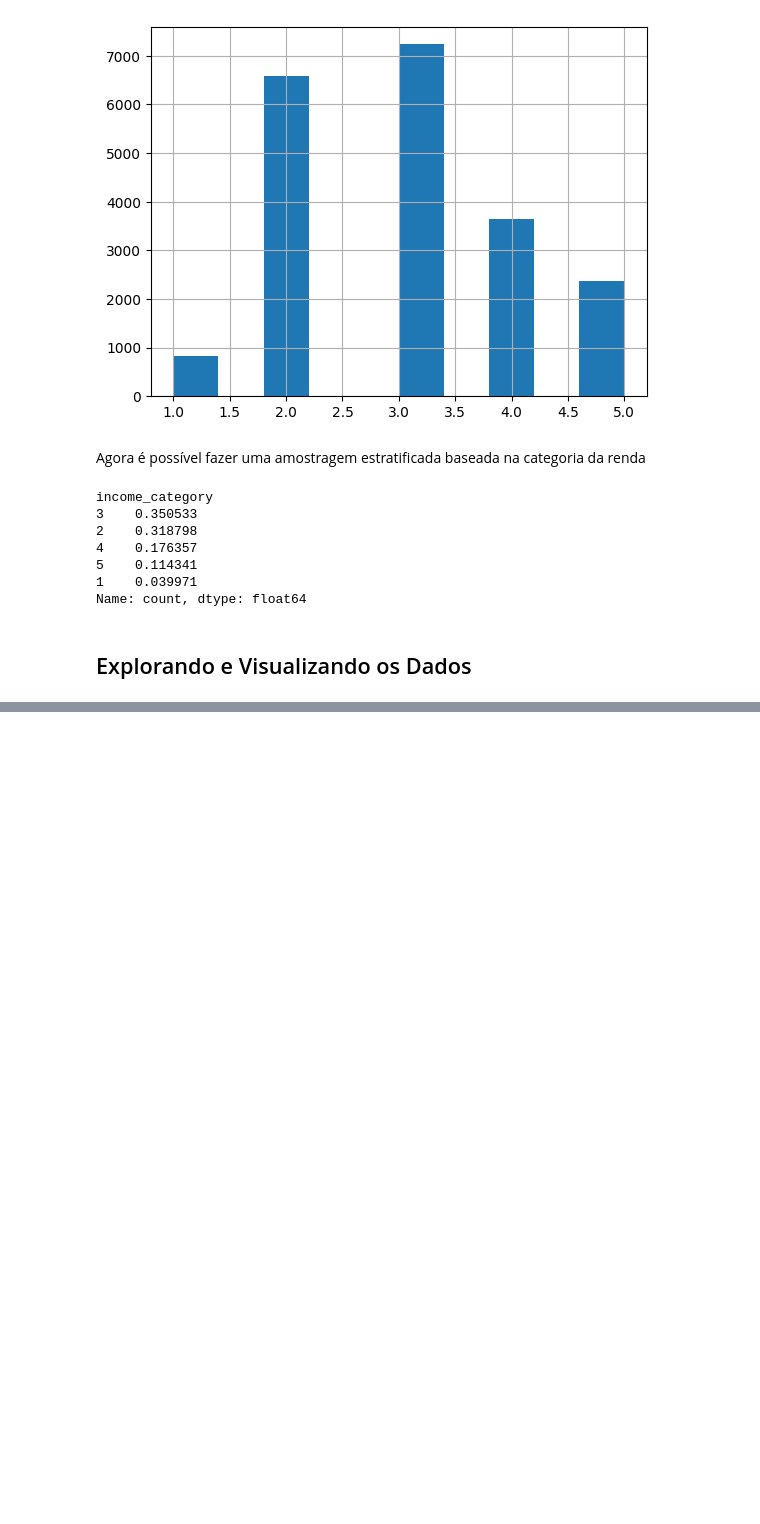
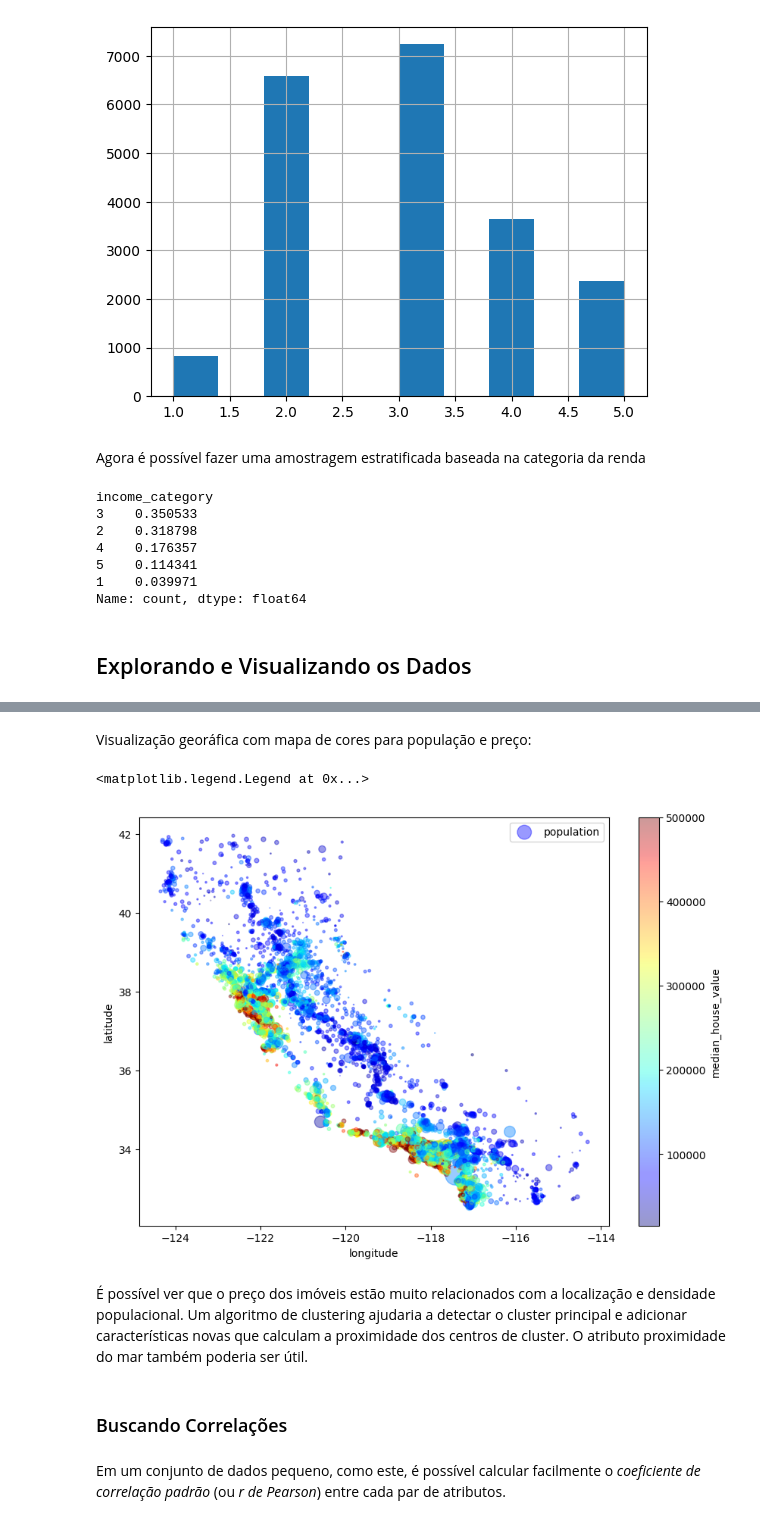
Before and after one commit to gabiluppi/ai-robotics-hpc-roadmap, a Jupyter notebook: exercises/ai/machine_learning/regression/housing/housing.ipynb, the cells around one changed output, grey strips where cells are left out. Saved outputs shown, nothing was run; the diff lists cells and outputs as text; code cells hidden in the pictures; blank space fills up the shorter version.

```diff
--- a/exercises/ai/machine_learning/regression/housing/housing.ipynb
+++ b/exercises/ai/machine_learning/regression/housing/housing.ipynb
@@ -183,0 +198,17 @@ housing = strat_train_set.copy()
+# %% [markdown]
+Visualização georáfica com mapa de cores para população e preço:
+# %%
+housing.plot(kind='scatter', x='longitude', y='latitude', alpha=0.4,
+             s=housing['population']/100, label='population', figsize=(10,7),
+             c='median_house_value', cmap=plt.get_cmap('jet'), colorbar=True
+)
+plt.legend()
+# %% [output]
+<matplotlib.legend.Legend at 0x...>
+[figure, added]
+# %% [markdown]
+É possível ver que o preço dos imóveis estão muito relacionados com a localização e densidade populacional. Um algoritmo de clustering ajudaria a detectar o cluster principal e adicionar características novas que calculam a proximidade dos centros de cluster. O atributo proximidade do mar também poderia ser útil.
+# %% [markdown]
+### Buscando Correlações
+# %% [markdown]
+Em um conjunto de dados pequeno, como este, é possível calcular facilmente o *coeficiente de correlação padrão* (ou *r de Pearson*) entre cada par de atributos.
```
Also changed, not shown: parts of 27 cells of this notebook.
